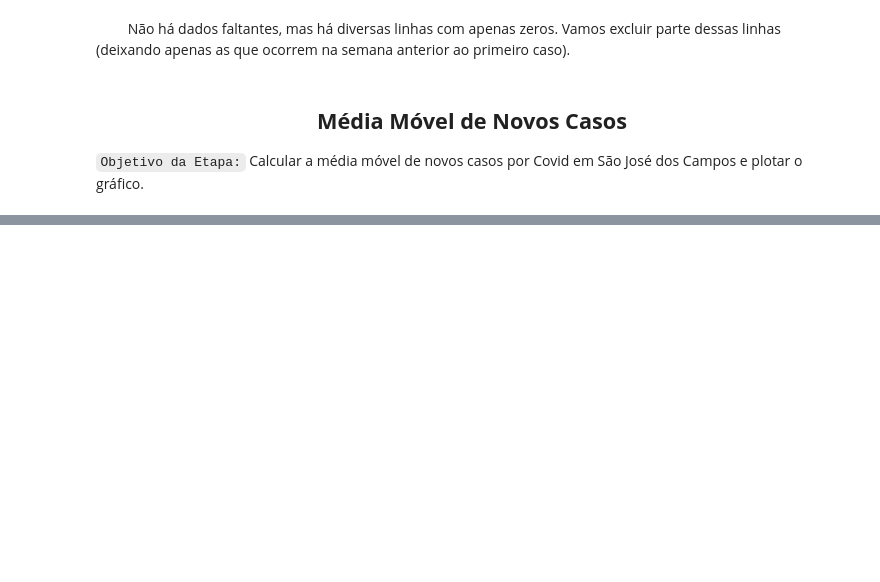
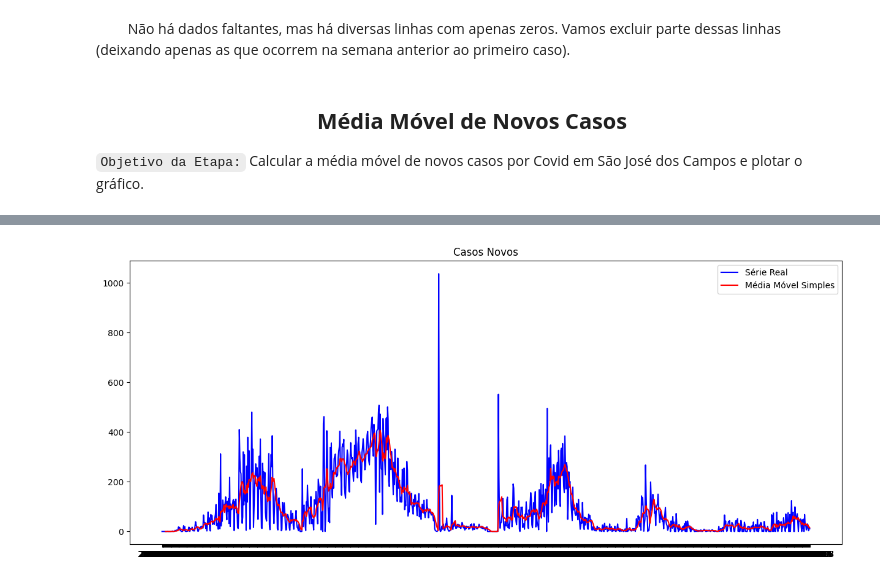
Before and after one commit to Assaoka/Series_Temporais, a Jupyter notebook: [1] Projeto Média Móvel/Projeto Média Móvel.ipynb, the cells around one changed output, grey strips where cells are left out. Drawn from its saved outputs; the diff is of its cells as text; code cells hidden in the pictures; blank space fills up the shorter version.

```diff
--- a/[1] Projeto Média Móvel/Projeto Média Móvel.ipynb
+++ b/[1] Projeto Média Móvel/Projeto Média Móvel.ipynb
@@ -112,0 +119,10 @@ tabela_covid.reset_index(drop=True, inplace=True) # Resetando o índice
+# %%
+média_casos = série_casos.rolling(window = 7).mean() # Calculando a média móvel
+
+plt.title('Casos Novos')
+plt.plot(série_casos, label = 'Série Real', color = 'blue')
+plt.plot(média_casos, label = 'Média Móvel Simples', color = 'red')
+plt.legend(loc = 'best')
+plt.show()
+# %% [output]
+[figure, added]
```
Also changed, not shown: parts of 9 cells of this notebook.
